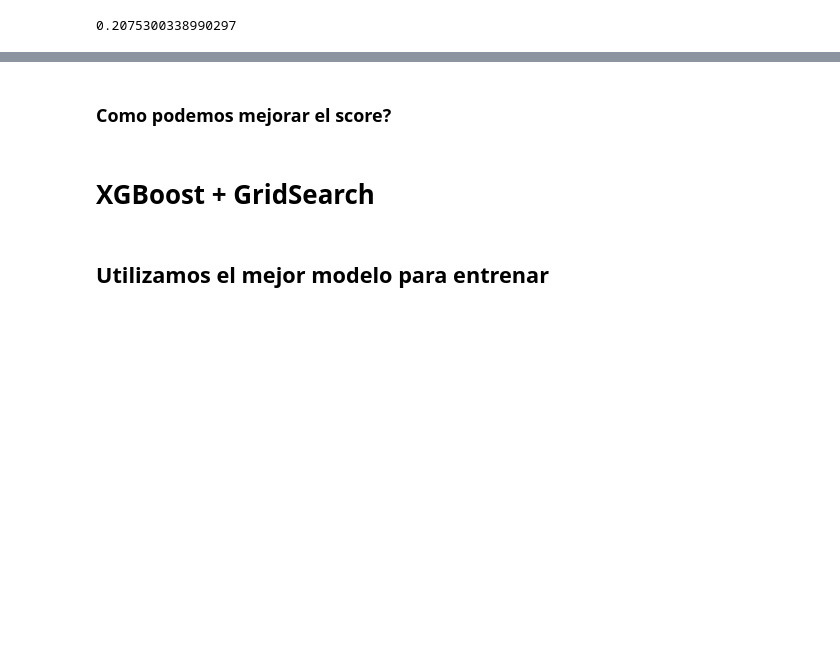
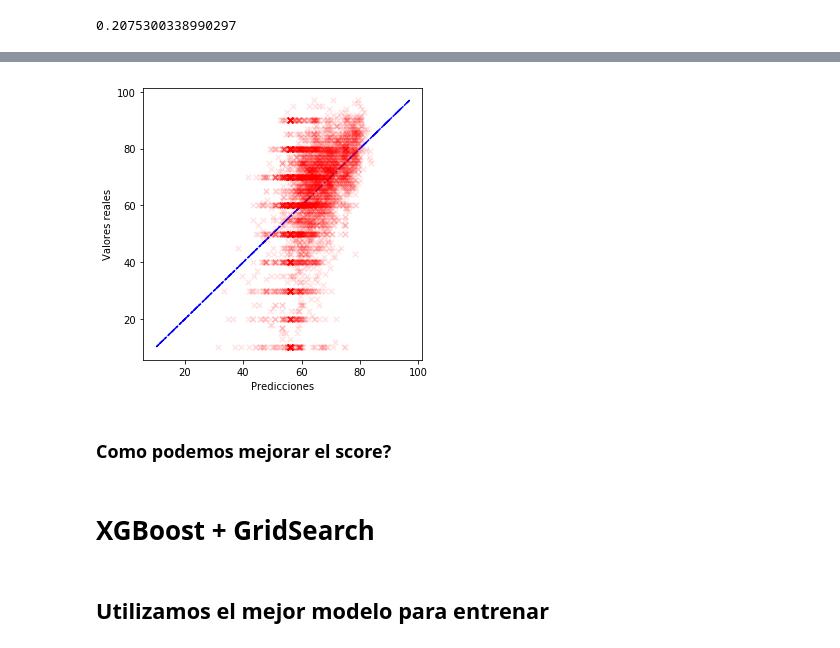
Before and after one commit to raharari/HLTB-Scrapper, a Jupyter notebook: Modelado.ipynb, the cells around one changed output, grey strips where cells are left out. Cells and saved outputs as stored; diff of their text form; code cells hidden in the pictures; blank space fills up the shorter version.

```diff
--- a/Modelado.ipynb
+++ b/Modelado.ipynb
@@ -60,3 +69,12 @@ xg_reg.score(X_test, y_test)
+# %%
+# Graficamos el modelo
+plt.scatter(preds, y_test, alpha = 0.1,s=30, c='r', marker='x', zorder=10)
+plt.plot(y,y, '-.',c='blue')
+plt.xlabel("Predicciones")
+plt.ylabel("Valores reales")
+plt.show()
+# %% [output]
+[figure, added]
 # %% [markdown]
 ### Como podemos mejorar el score?
 # %% [markdown]
```
Also changed, not shown: parts of 34 cells of this notebook.
